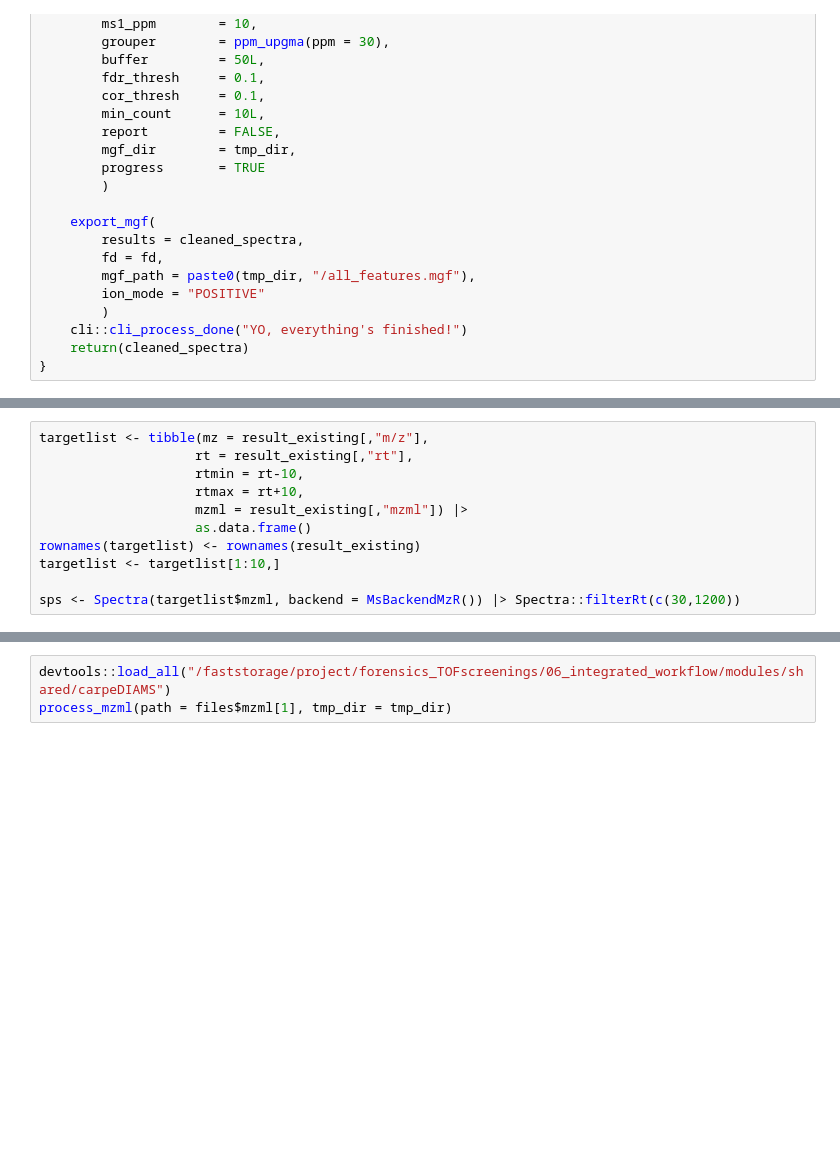
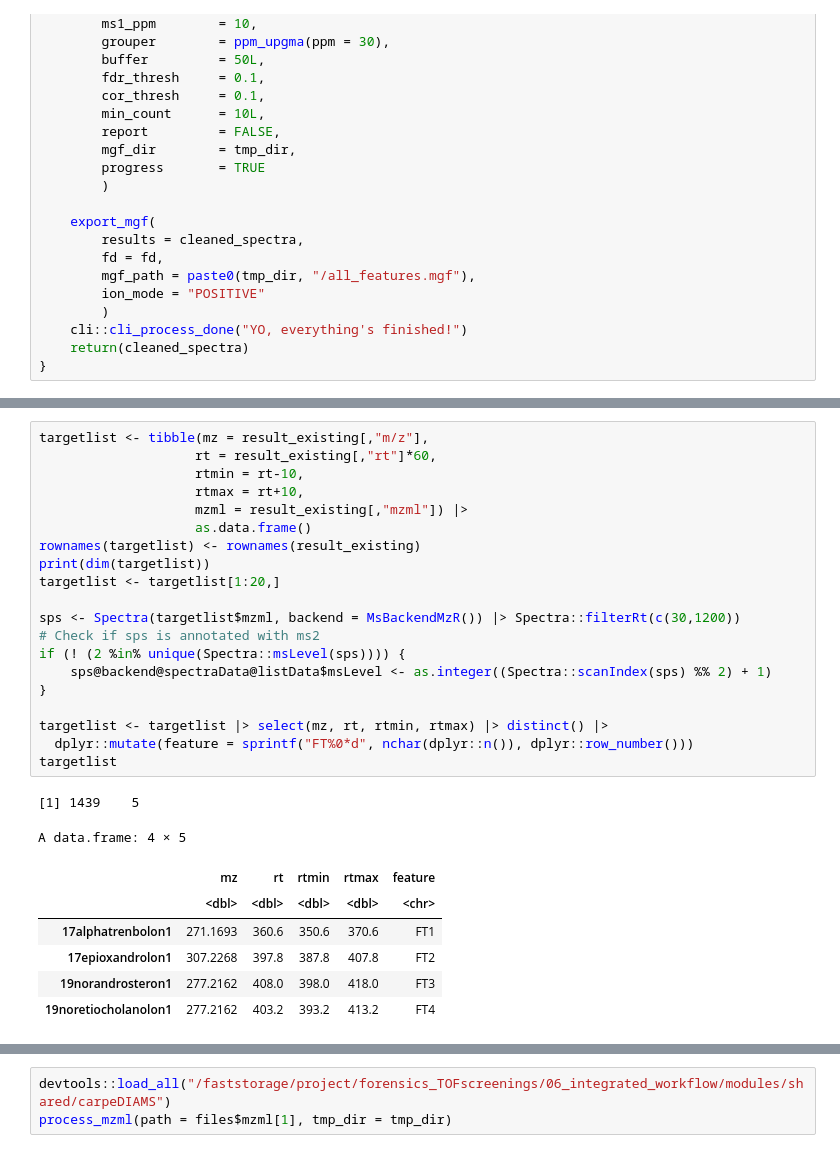
Before and after one commit to JohanLassen/carpeDIAMS, a Jupyter notebook: experiments.ipynb, the cells around one changed output, grey strips where cells are left out. Saved outputs shown, nothing was run; the diff lists cells and outputs as text; blank space fills up the shorter version.

Commit message:
feature: process_xcms and process_targetlist incl. rewrites of codebase

```diff
--- a/experiments.ipynb
+++ b/experiments.ipynb
@@ -277,11 +516,29 @@ process_mzml <- function(path, tmp_dir){
 # %%
 targetlist <- tibble(mz = result_existing[,"m/z"],
-                    rt = result_existing[,"rt"],
+                    rt = result_existing[,"rt"]*60,
                     rtmin = rt-10,
                     rtmax = rt+10,
                     mzml = result_existing[,"mzml"]) |>
                     as.data.frame()
 rownames(targetlist) <- rownames(result_existing)
-targetlist <- targetlist[1:10,]
+print(dim(targetlist))
+targetlist <- targetlist[1:20,]
 
 sps <- Spectra(targetlist$mzml, backend = MsBackendMzR()) |> Spectra::filterRt(c(30,1200))
+# Check if sps is annotated with ms2
+if (! (2 %in% unique(Spectra::msLevel(sps)))) {
+    sps@backend@spectraData@listData$msLevel <- as.integer((Spectra::scanIndex(sps) %% 2) + 1)
+}
+
+targetlist <- targetlist |> select(mz, rt, rtmin, rtmax) |> distinct() |>
+  dplyr::mutate(feature = sprintf("FT%0*d", nchar(dplyr::n()), dplyr::row_number()))
+targetlist
+# %% [output]
+[1] 1439    5
+A data.frame: 4 × 5
+|  | mz | rt | rtmin | rtmax | feature |
+|  | <dbl> | <dbl> | <dbl> | <dbl> | <chr> |
+| 17alphatrenbolon1 | 271.1693 | 360.6 | 350.6 | 370.6 | FT1 |
+| 17epioxandrolon1 | 307.2268 | 397.8 | 387.8 | 407.8 | FT2 |
+| 19norandrosteron1 | 277.2162 | 408.0 | 398.0 | 418.0 | FT3 |
+| 19noretiocholanolon1 | 277.2162 | 403.2 | 393.2 | 413.2 | FT4 |
```
Also changed, not shown: parts of 33 cells of this notebook, 14 other files.
